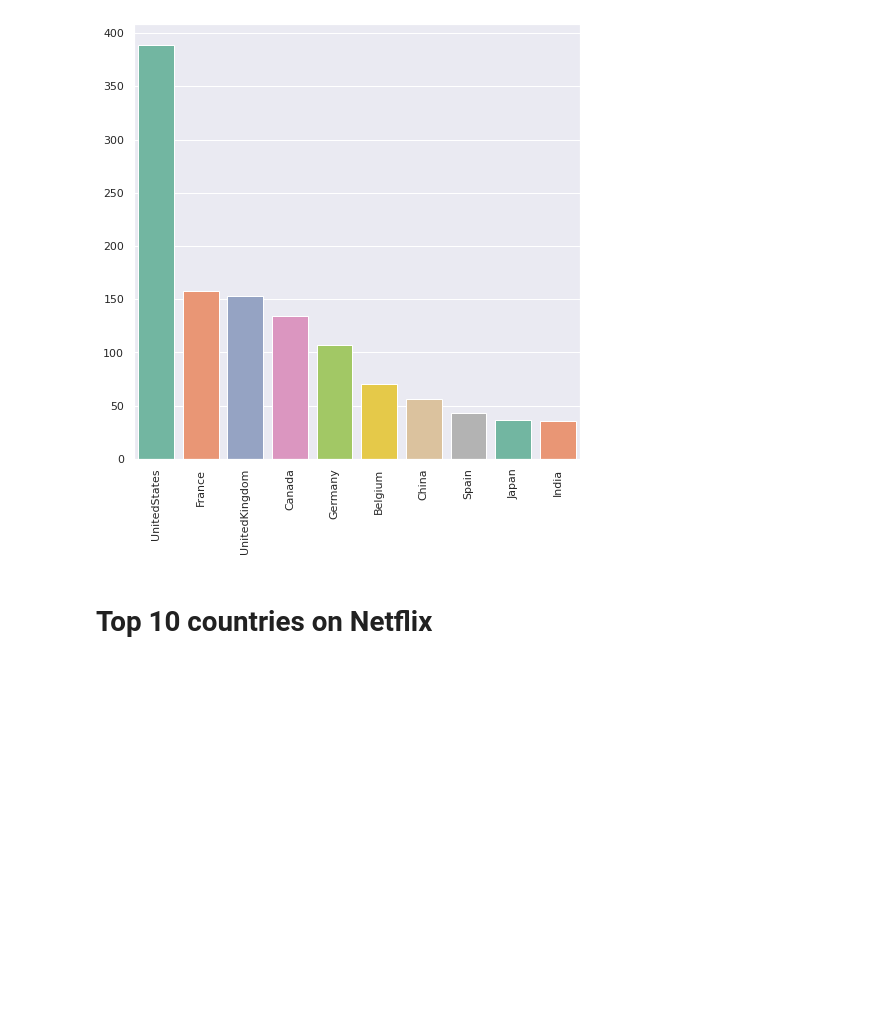
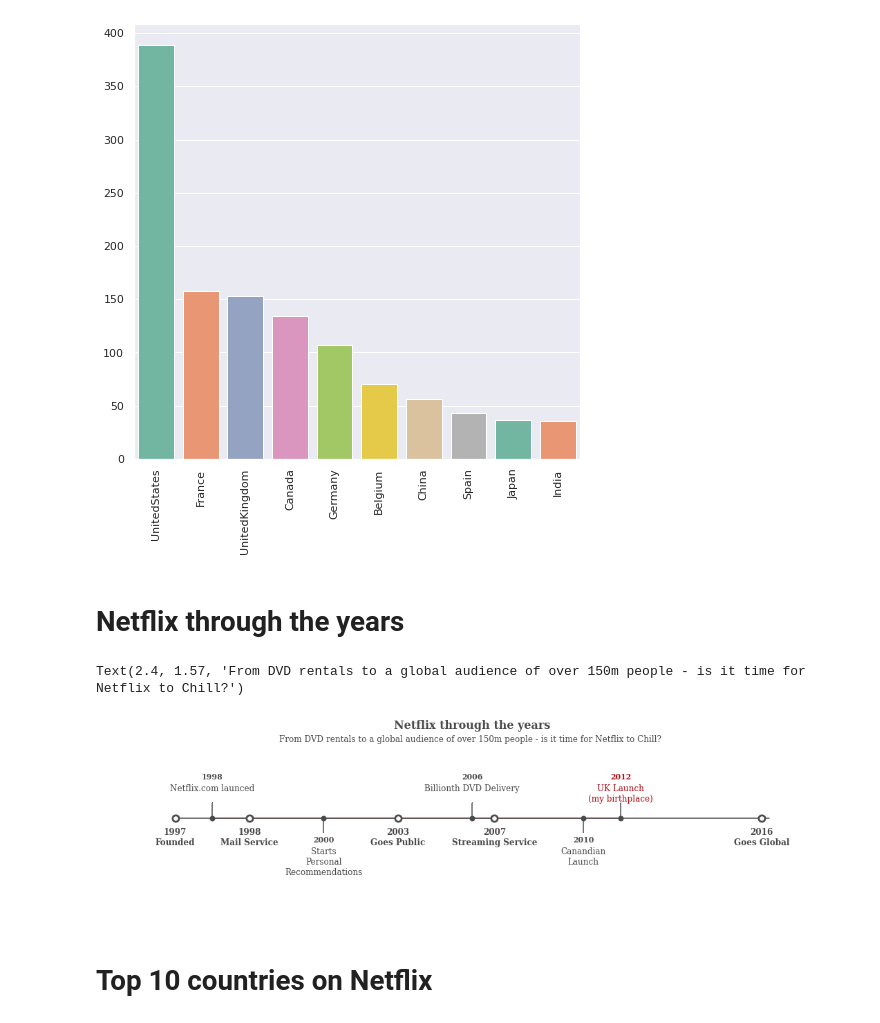
Before and after one commit to temple17/kagglepractice, a Jupyter notebook: Netflix_Movies_and_TV_Shows.ipynb, the cells around one changed output. Cells and saved outputs as stored; diff of their text form; code cells hidden in the pictures; blank space fills up the shorter version.

```diff
--- a/Netflix_Movies_and_TV_Shows.ipynb
+++ b/Netflix_Movies_and_TV_Shows.ipynb
@@ -167,6 +167,80 @@ ax.set_xticklabels(list(countries_fin.keys())[0:10], rotation = 90)
  Text(8, 0, 'Japan'),
  Text(9, 0, 'India')]
 [figure]
+# %% [markdown]
+# Netflix through the years
+# %%
+# Timeline code from Subin An's awesome notebook
+# https://www.kaggle.com/subinium/awesome-visualization-with-titanic-dataset
+
+from datetime import datetime
+
+tl_dates = [
+    "1997\nFounded",
+    "1998\nMail Service",
+    "2003\nGoes Public",
+    "2007\nStreaming Service",
+    "2016\nGoes Global",
+    "2021\nNetflix & Chill"
+]
+
+tl_x = [1, 2, 4, 5.3, 8.9]
+
+tl_sub_x = [1.5, 3, 5, 6.5, 7]
+
+tl_sub_times = [
+    "1998", "2000", "2006", "2010", "2012"
+]
+
+tl_text = [
+    "Netflix.com launced",
+    "Starts\nPersonal\nRecommendations", "Billionth DVD Delivery", "Canandian\nLaunch", "UK Launch\n(my birthplace)"]
+
+fig, ax = plt.subplots(figsize=(15, 4), constrained_layout=True)
+ax.set_ylim(-2, 1.75)
+ax.set_xlim(0, 10)
+
+ax.axhline(0, xmin=0.1, xmax=0.9, c='#4a4a4a', zorder=1)
+
+ax.scatter(tl_x, np.zeros(len(tl_x)), s=120, c='#4a4a4a',zorder=2)
+ax.scatter(tl_x, np.zeros(len(tl_x)), s=30, c='#fafafa', zorder=3)
+
+ax.scatter(tl_sub_x, np.zeros(len(tl_sub_x)), s=50, c='#4a4a4a', zorder=4)
+
+for x, date in zip(tl_x, tl_dates):
+    ax.text(x, -0.55, date, ha='center', fontfamily='serif', fontweight='bold',
+            color='#4a4a4a',fontsize=12)
+
+levels = np.zeros(len(tl_sub_x))
+levels[::2] = 0.3
+levels[1::2] = -0.3
+
+markerline, stemline, baseline = ax.stem(tl_sub_x, levels, use_line_collection=True)
+plt.setp(baseline, zorder=0)
+plt.setp(markerline, marker=',', color='#4a4a4a')
+plt.setp(stemline, color='#4a4a4a')
+
+for idx, x, time, txt in zip(range(1, len(tl_sub_x) + 1), tl_sub_x, tl_sub_times, tl_text):
+    ax.text(x, 1.3*(idx%2)-0.5, time, ha='center',
+            fontfamily='serif', fontweight='bold',
+            color='#4a4a4a' if idx!=len(tl_sub_x) else '#b20710', fontsize=11)
+
+    ax.text(x, 1.3*(idx%2) -0.6, txt, va='top', ha='center',
+            fontfamily='serif', color='#4a4a4a' if idx!=len(tl_sub_x) else '#b20710')
+
+for spine in ['left', 'top', 'right', 'bottom']:
+    ax.spines[spine].set_visible(False)
+
+ax.set_xticks([])
+ax.set_yticks([])
+ax.set_facecolor('none')
+
+ax.set_title('Netflix through the years', fontweight='bold', fontfamily='serif', fontsize=16, color='#4a4a4a')
+ax.text(2.4, 1.57, "From DVD rentals to a global audience of over 150m people - is it time for Netflix to Chill?", fontfamily='serif',
+        fontsize=12, color='#4a4a4a')
+# %% [output]
+Text(2.4, 1.57, 'From DVD rentals to a global audience of over 150m people - is it time for Netflix to Chill?')
+[figure, added]
 # %% [markdown]
 # Top 10 countries on Netflix
 # %%
```
